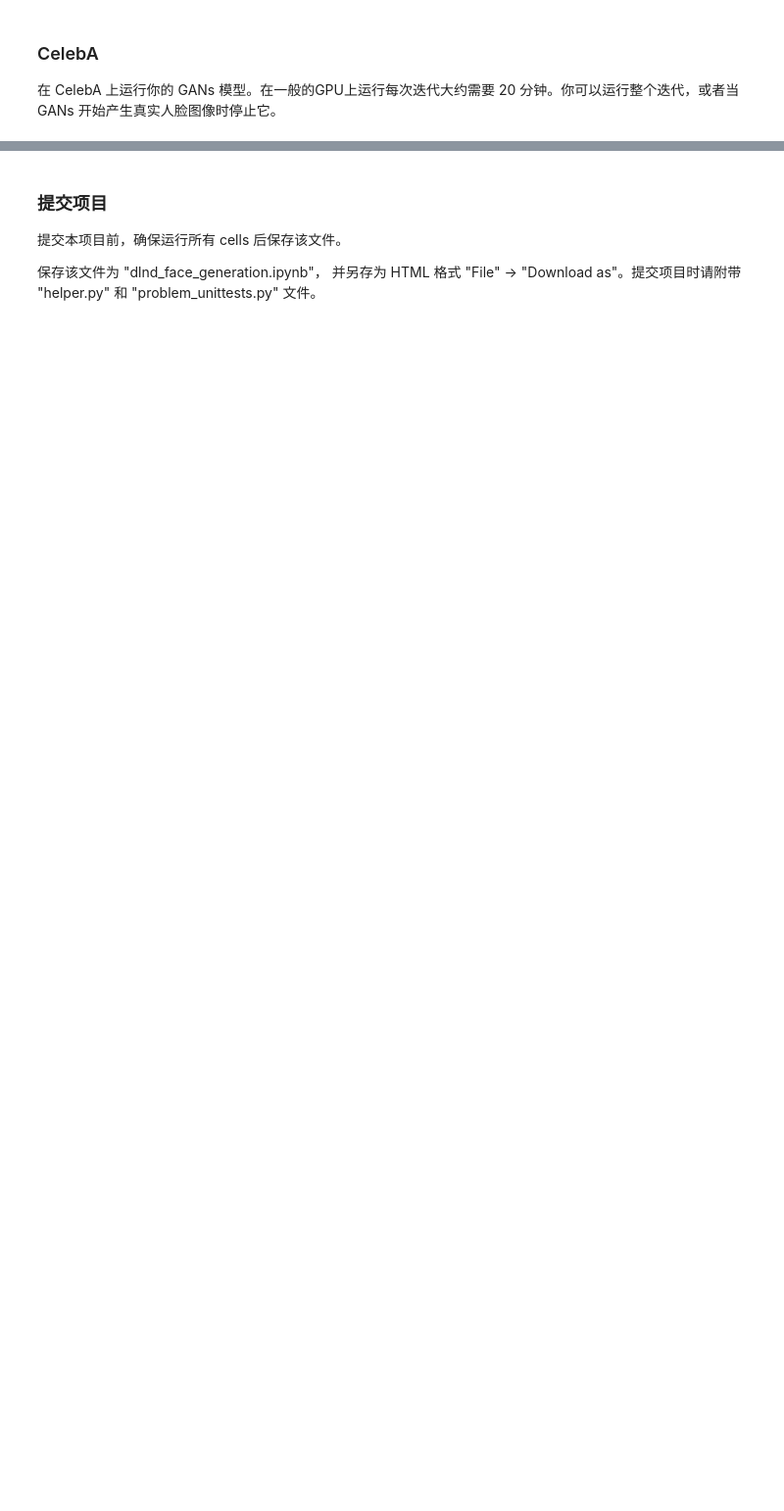
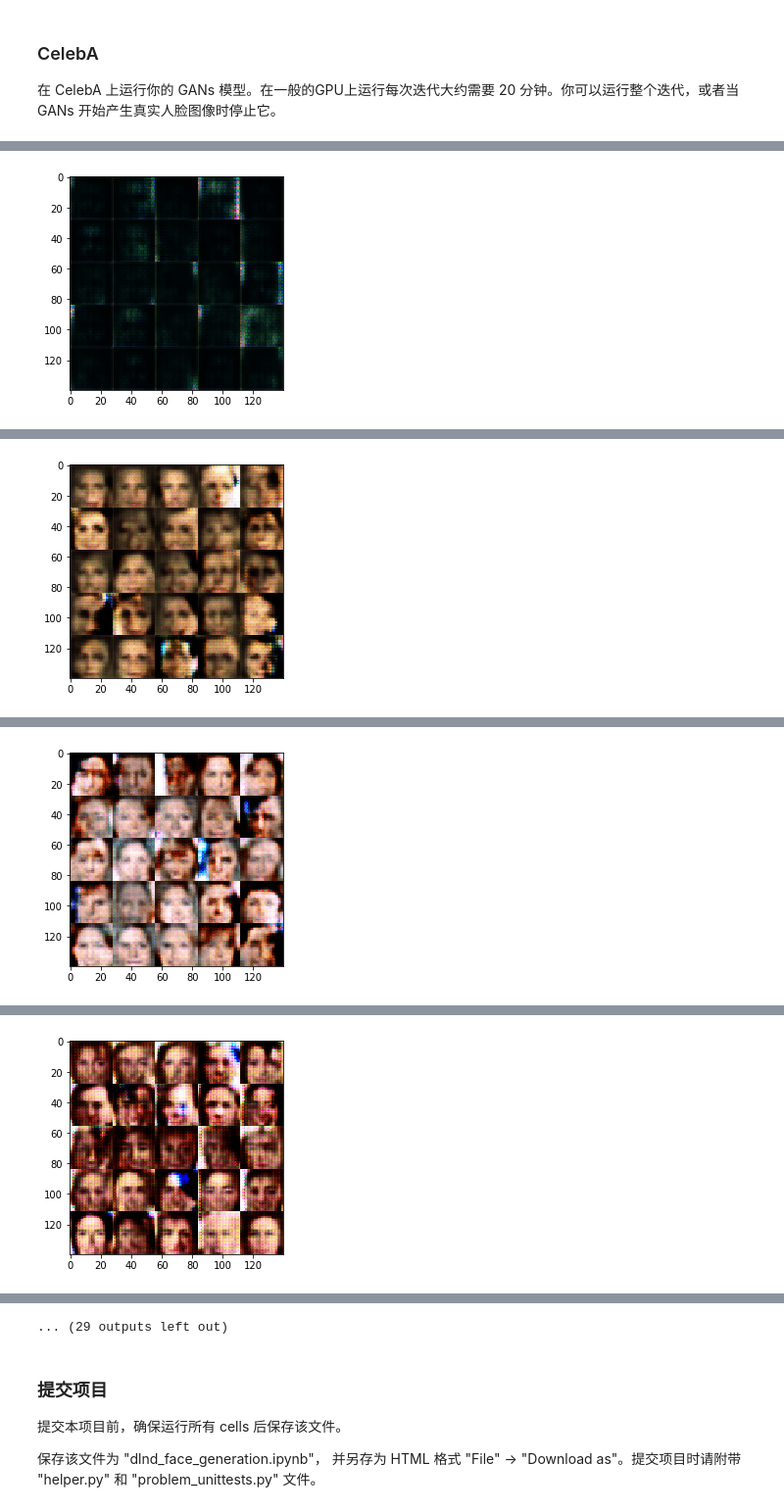
Before and after one commit to ryang420/face_generation, a Jupyter notebook: dlnd_face_generation.ipynb, the cells around one changed output, grey strips where cells are left out. Shown at 98% size. Drawn from its saved outputs; the diff is of its cells as text; code cells hidden in the pictures; blank space fills up the shorter version.

```diff
--- a/dlnd_face_generation.ipynb
+++ b/dlnd_face_generation.ipynb
@@ -420,10 +482,10 @@ Epoch 1/2... Discriminator Loss: 1.0064... Generator Loss: 0.6931
 ### CelebA
 在 CelebA 上运行你的 GANs 模型。在一般的GPU上运行每次迭代大约需要 20 分钟。你可以运行整个迭代，或者当 GANs 开始产生真实人脸图像时停止它。
 # %%
-batch_size = None
-z_dim = None
-learning_rate = None
-beta1 = None
+batch_size = 100
+z_dim = 128
+learning_rate = 0.001
+beta1 = 0.5
 
 
 """
@@ -435,3 +497,4 @@ celeba_dataset = helper.Dataset('celeba', glob(os.path.join(data_dir, 'img_align
 with tf.Graph().as_default():
     train(epochs, batch_size, z_dim, learning_rate, beta1, celeba_dataset.get_batches,
           celeba_dataset.shape, celeba_dataset.image_mode)
+# %% [output]
@@ -437,0 +511 @@ with tf.Graph().as_default():
+[figure, added]
@@ -437,0 +522 @@ with tf.Graph().as_default():
+[figure, added]
@@ -437,0 +533 @@ with tf.Graph().as_default():
+[figure, added]
@@ -437,0 +544 @@ with tf.Graph().as_default():
+[figure, added]
@@ -438,3 +567,4 @@ with tf.Graph().as_default():
+... (29 outputs left out)
 # %% [markdown]
 ### 提交项目
 提交本项目前，确保运行所有 cells 后保存该文件。
```
Also changed, not shown: parts of 13 cells of this notebook.
